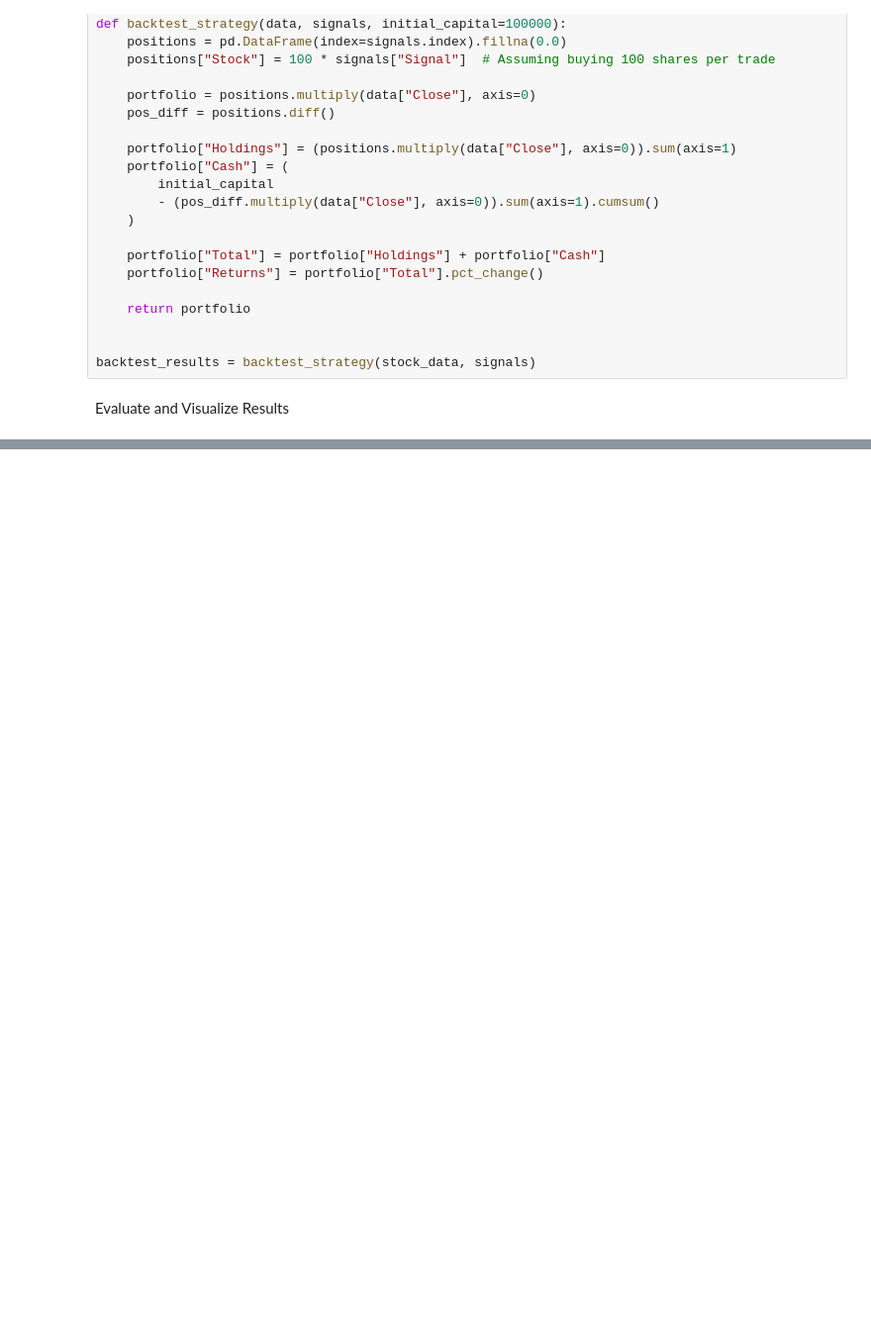
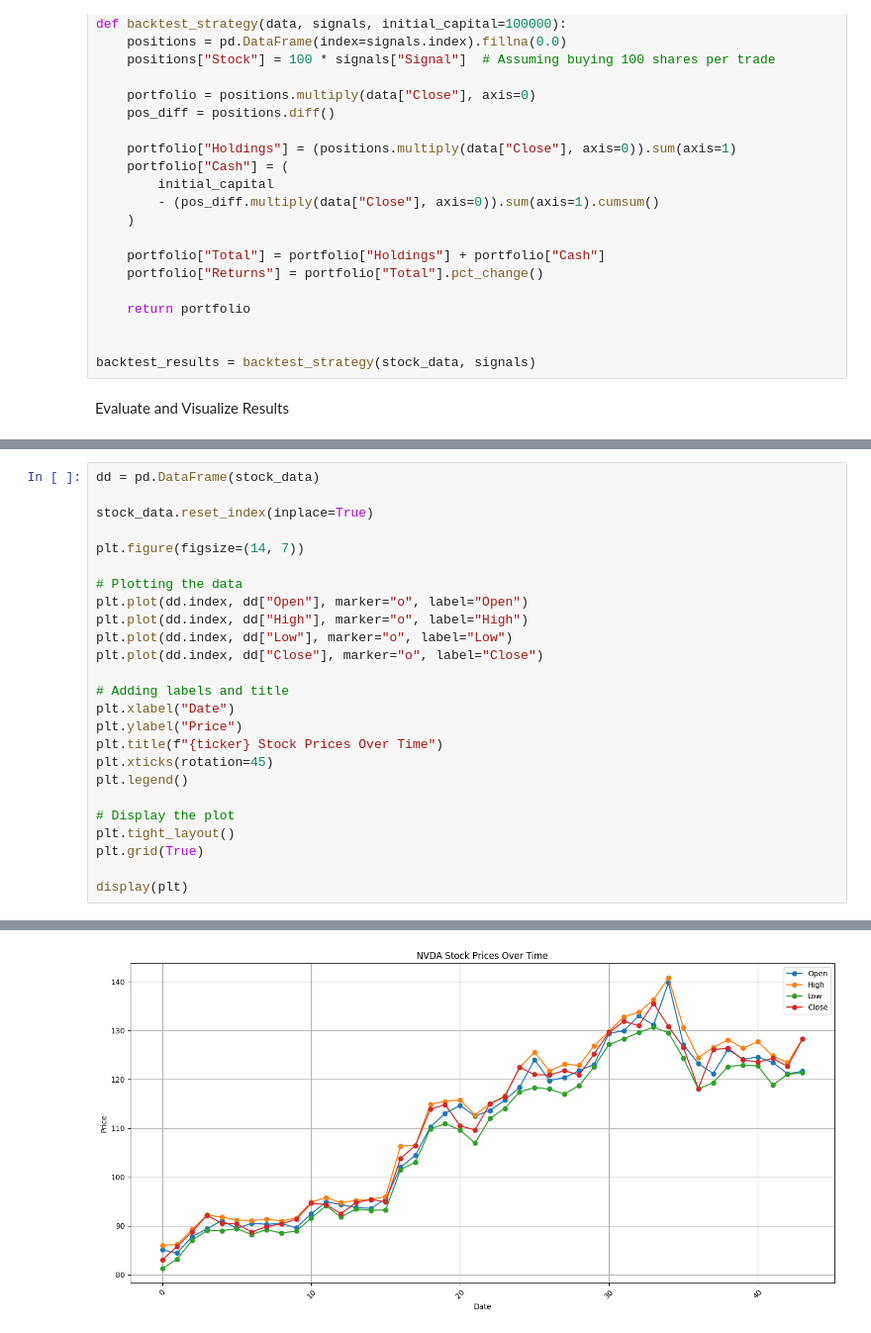
Before and after one commit to ctkqiang/StockAnalysis, a Jupyter notebook: Stock_analysis.ipynb, the cells around one changed output, grey strips where cells are left out. Shown: that part at 99% size. Drawn from its saved outputs; the diff is of its cells as text; blank space fills up the shorter version.

```diff
--- a/Stock_analysis.ipynb
+++ b/Stock_analysis.ipynb
@@ -497,2 +487,28 @@ display(plt)
 [figure]
 [figure]
+# %%
+dd = pd.DataFrame(stock_data)
+
+stock_data.reset_index(inplace=True)
+
+plt.figure(figsize=(14, 7))
+
+# Plotting the data
+plt.plot(dd.index, dd["Open"], marker="o", label="Open")
+plt.plot(dd.index, dd["High"], marker="o", label="High")
+plt.plot(dd.index, dd["Low"], marker="o", label="Low")
+plt.plot(dd.index, dd["Close"], marker="o", label="Close")
+
+# Adding labels and title
+plt.xlabel("Date")
+plt.ylabel("Price")
+plt.title(f"{ticker} Stock Prices Over Time")
+plt.xticks(rotation=45)
+plt.legend()
+
+# Display the plot
+plt.tight_layout()
+plt.grid(True)
+
+display(plt)
+# %% [output]
@@ -498,0 +516 @@ display(plt)
+[figure, added]
```
Also changed, not shown: parts of 8 cells of this notebook.
